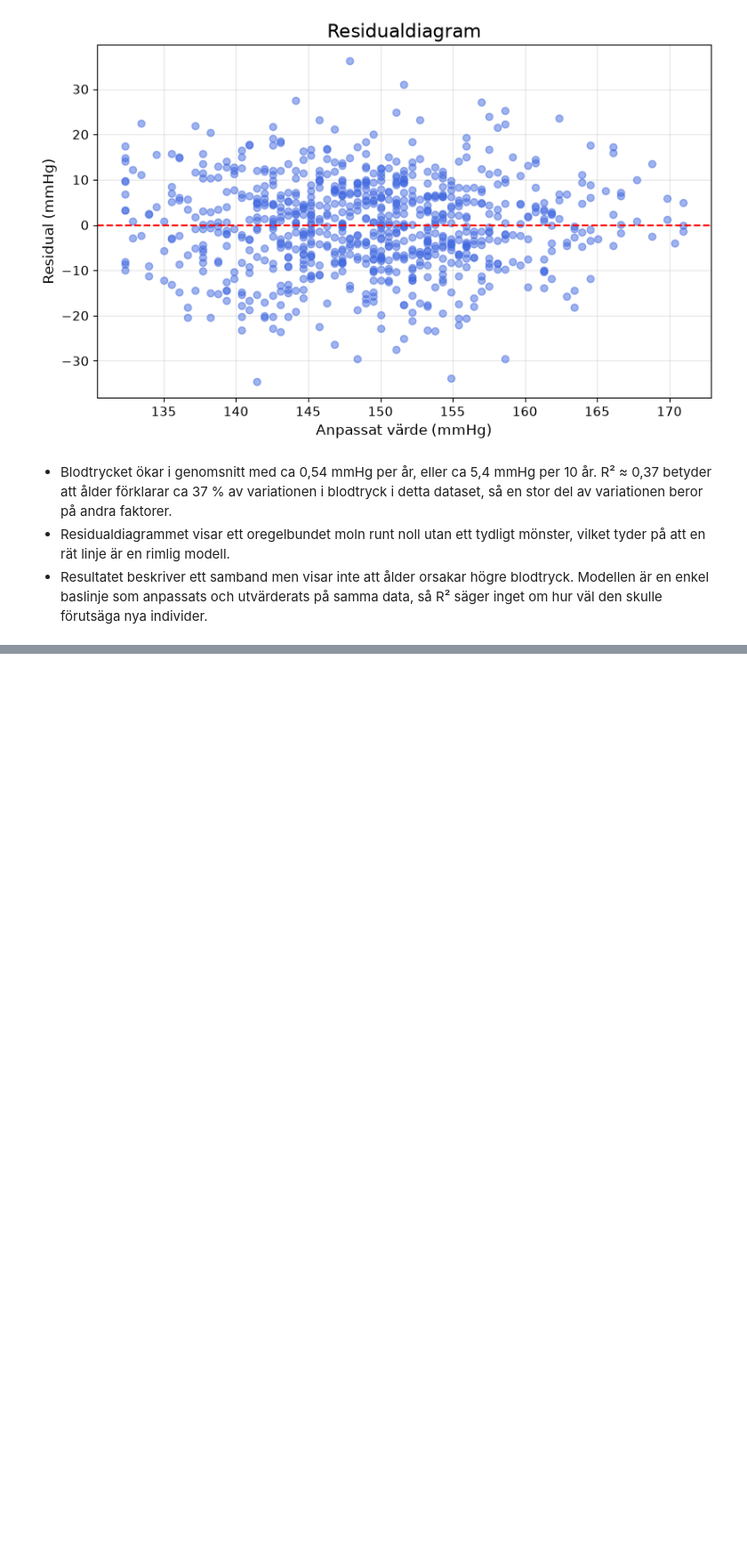
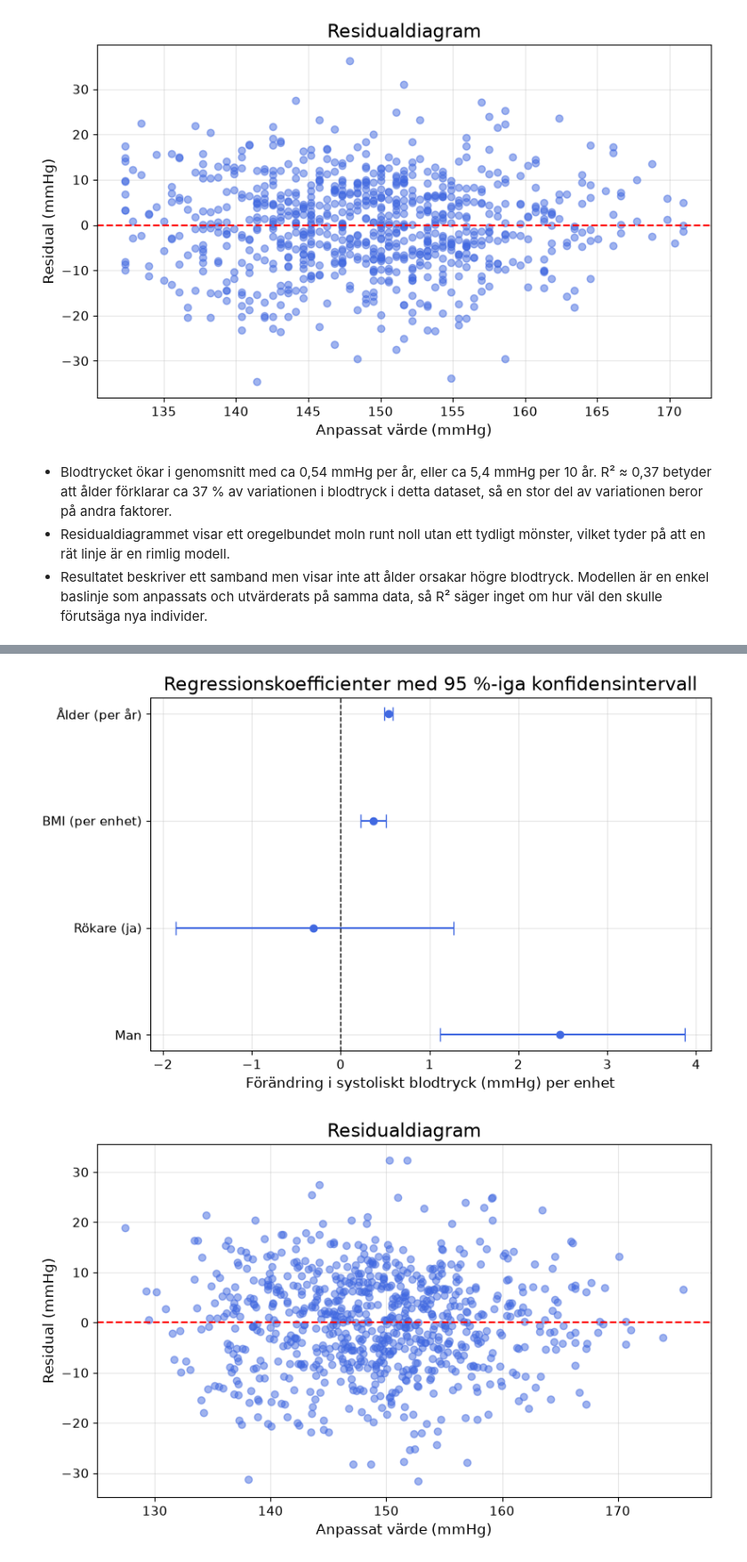
Before and after one commit to natasa-s/halsostudie, a Jupyter notebook: report_del2.ipynb, the cells around one changed output, grey strips where cells are left out. Shown at 89% size. Cells and saved outputs as stored; diff of their text form; code cells hidden in the pictures; blank space fills up the shorter version.

Commit message:
Add multiple regression

```diff
--- a/report_del2.ipynb
+++ b/report_del2.ipynb
@@ -98,0 +107,12 @@ analyzer.plot_residuals(result)
+# %%
+predictors = ["age", "bmi", "smoker_yes", "sex_male"]
+result_multiple = analyzer.fit_linear_regression(predictors)
+intercept_multiple = result_multiple["intercept"]
+r2_multiple = result_multiple["r2"]
+
+np.random.seed(42)
+coefficient_table = analyzer.bootstrap_coefficients(predictors)
+
+print(f"Intercept: {intercept_multiple:.2f} mmHg")
+print(f"R²: {r2_multiple:.3f} (enkel regression: {r2:.3f})")
+display(coefficient_table.round(3))
@@ -98,0 +127,6 @@ analyzer.plot_residuals(result)
+# %%
+analyzer.plot_coefficients(coefficient_table, labels=["Ålder (per år)", "BMI (per enhet)", "Rökare (ja)", "Man"])
+analyzer.plot_residuals(result_multiple)
+# %% [output]
+[figure, added]
+[figure, added]
```
Also changed, not shown: parts of 3 cells of this notebook, 1 other file.
